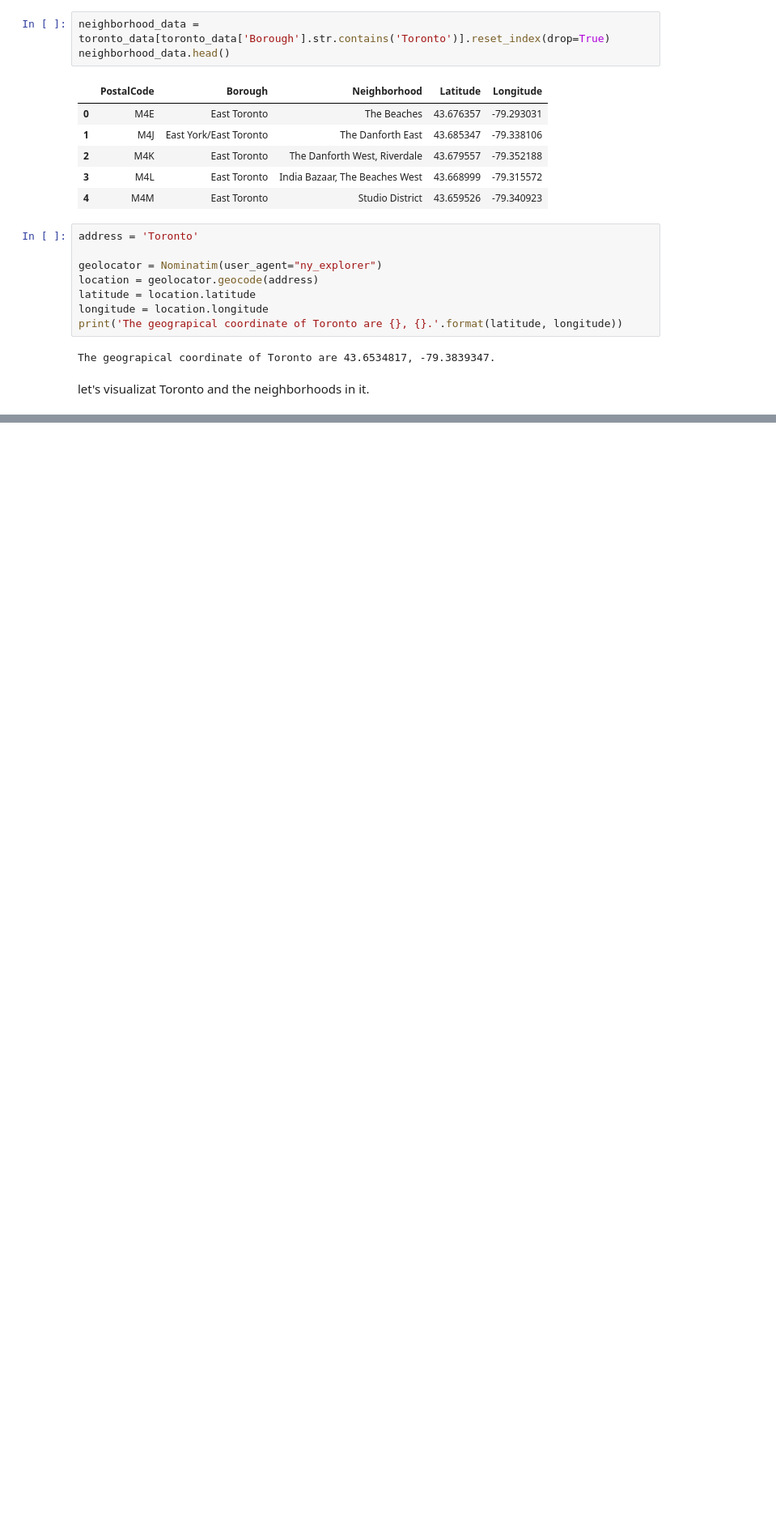
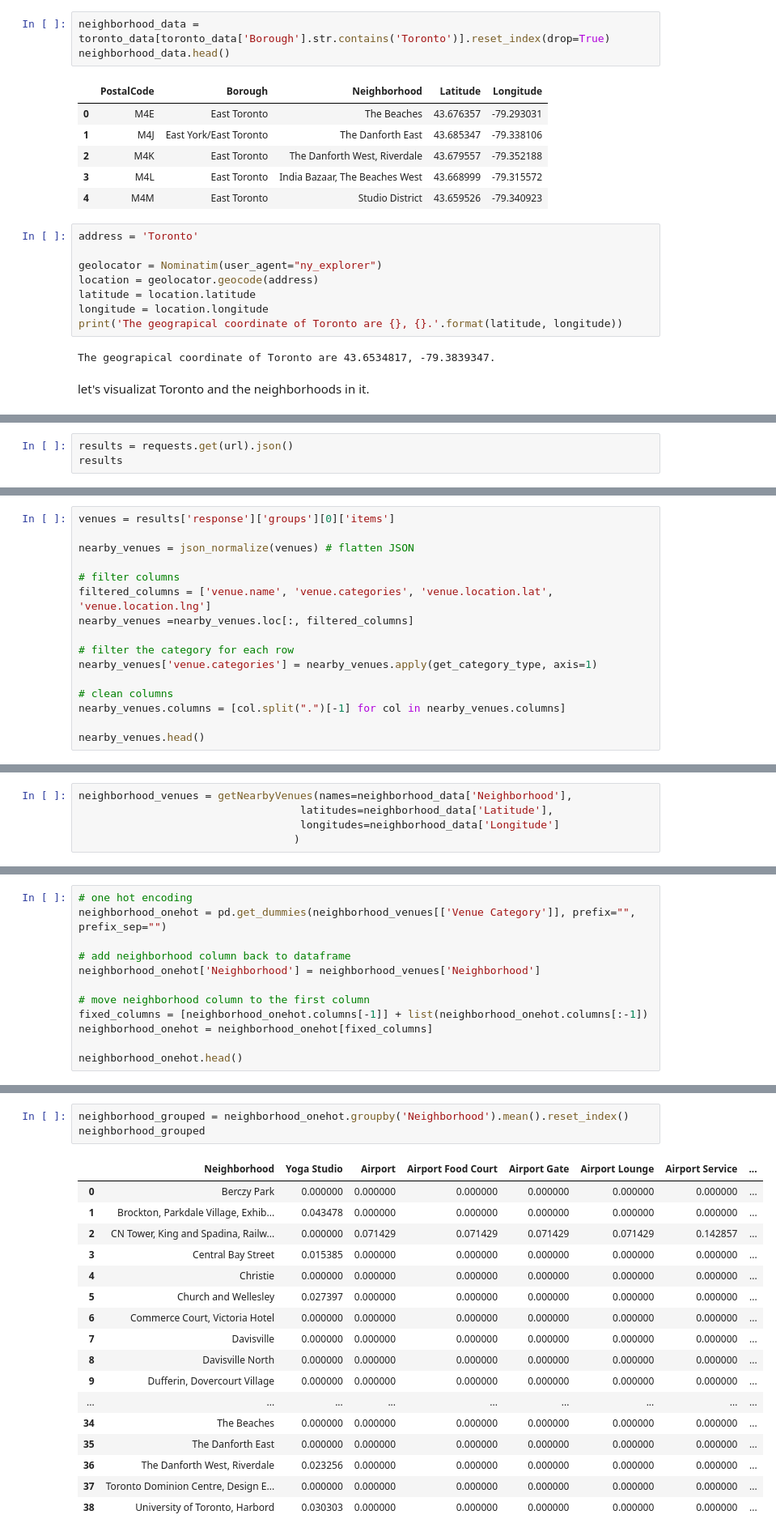
Before and after one commit to MuhammadAteeb225/Coursera_Capstone, a Jupyter notebook: Segmenting_and_Clustering_Neighborhoods_in_Toronto.ipynb, the cells around one changed output, grey strips where cells are left out. Shown at 81% size. Drawn from its saved outputs; the diff is of its cells as text; blank space fills up the shorter version.

```diff
--- a/Segmenting_and_Clustering_Neighborhoods_in_Toronto.ipynb
+++ b/Segmenting_and_Clustering_Neighborhoods_in_Toronto.ipynb
@@ -147,0 +205,3 @@ map_toronto
+# %%
+results = requests.get(url).json()
+results
@@ -147,0 +240,16 @@ map_toronto
+# %%
+venues = results['response']['groups'][0]['items']
+
+nearby_venues = json_normalize(venues) # flatten JSON
+
+# filter columns
+filtered_columns = ['venue.name', 'venue.categories', 'venue.location.lat', 'venue.location.lng']
+nearby_venues =nearby_venues.loc[:, filtered_columns]
+
+# filter the category for each row
+nearby_venues['venue.categories'] = nearby_venues.apply(get_category_type, axis=1)
+
+# clean columns
+nearby_venues.columns = [col.split(".")[-1] for col in nearby_venues.columns]
+
+nearby_venues.head()
@@ -147,0 +312,5 @@ map_toronto
+# %%
+neighborhood_venues = getNearbyVenues(names=neighborhood_data['Neighborhood'],
+                                   latitudes=neighborhood_data['Latitude'],
+                                   longitudes=neighborhood_data['Longitude']
+                                  )
@@ -147,0 +366,12 @@ map_toronto
+# %%
+# one hot encoding
+neighborhood_onehot = pd.get_dummies(neighborhood_venues[['Venue Category']], prefix="", prefix_sep="")
+
+# add neighborhood column back to dataframe
+neighborhood_onehot['Neighborhood'] = neighborhood_venues['Neighborhood']
+
+# move neighborhood column to the first column
+fixed_columns = [neighborhood_onehot.columns[-1]] + list(neighborhood_onehot.columns[:-1])
+neighborhood_onehot = neighborhood_onehot[fixed_columns]
+
+neighborhood_onehot.head()
@@ -147,0 +393,21 @@ map_toronto
+# %%
+neighborhood_grouped = neighborhood_onehot.groupby('Neighborhood').mean().reset_index()
+neighborhood_grouped
+# %% [output]
+|  | Neighborhood | Yoga Studio | Airport | Airport Food Court | Airport Gate | Airport Lounge | Airport Service | ... |
+| 0 | Berczy Park | 0.000000 | 0.000000 | 0.000000 | 0.000000 | 0.000000 | 0.000000 | ... |
+| 1 | Brockton, Parkdale Village, Exhib... | 0.043478 | 0.000000 | 0.000000 | 0.000000 | 0.000000 | 0.000000 | ... |
+| 2 | CN Tower, King and Spadina, Railw... | 0.000000 | 0.071429 | 0.071429 | 0.071429 | 0.071429 | 0.142857 | ... |
+| 3 | Central Bay Street | 0.015385 | 0.000000 | 0.000000 | 0.000000 | 0.000000 | 0.000000 | ... |
+| 4 | Christie | 0.000000 | 0.000000 | 0.000000 | 0.000000 | 0.000000 | 0.000000 | ... |
+| 5 | Church and Wellesley | 0.027397 | 0.000000 | 0.000000 | 0.000000 | 0.000000 | 0.000000 | ... |
+| 6 | Commerce Court, Victoria Hotel | 0.000000 | 0.000000 | 0.000000 | 0.000000 | 0.000000 | 0.000000 | ... |
+| 7 | Davisville | 0.000000 | 0.000000 | 0.000000 | 0.000000 | 0.000000 | 0.000000 | ... |
+| 8 | Davisville North | 0.000000 | 0.000000 | 0.000000 | 0.000000 | 0.000000 | 0.000000 | ... |
+| 9 | Dufferin, Dovercourt Village | 0.000000 | 0.000000 | 0.000000 | 0.000000 | 0.000000 | 0.000000 | ... |
+| ... | ... | ... | ... | ... | ... | ... | ... | ... |
+| 34 | The Beaches | 0.000000 | 0.000000 | 0.000000 | 0.000000 | 0.000000 | 0.000000 | ... |
+| 35 | The Danforth East | 0.000000 | 0.000000 | 0.000000 | 0.000000 | 0.000000 | 0.000000 | ... |
+| 36 | The Danforth West, Riverdale | 0.023256 | 0.000000 | 0.000000 | 0.000000 | 0.000000 | 0.000000 | ... |
+| 37 | Toronto Dominion Centre, Design E... | 0.000000 | 0.000000 | 0.000000 | 0.000000 | 0.000000 | 0.000000 | ... |
+| 38 | University of Toronto, Harbord | 0.030303 | 0.000000 | 0.000000 | 0.000000 | 0.000000 | 0.000000 | ... |
```
Also changed, not shown: parts of 43 cells of this notebook.
